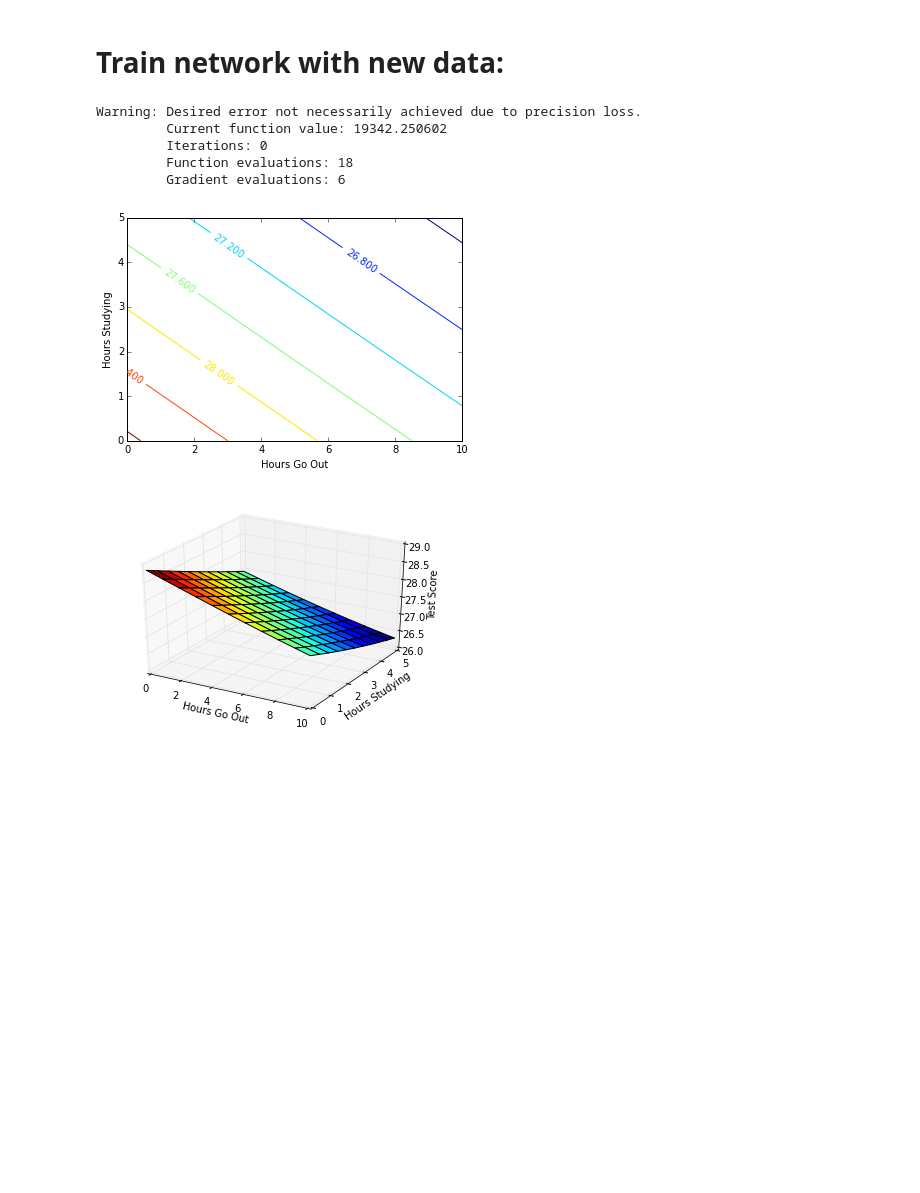
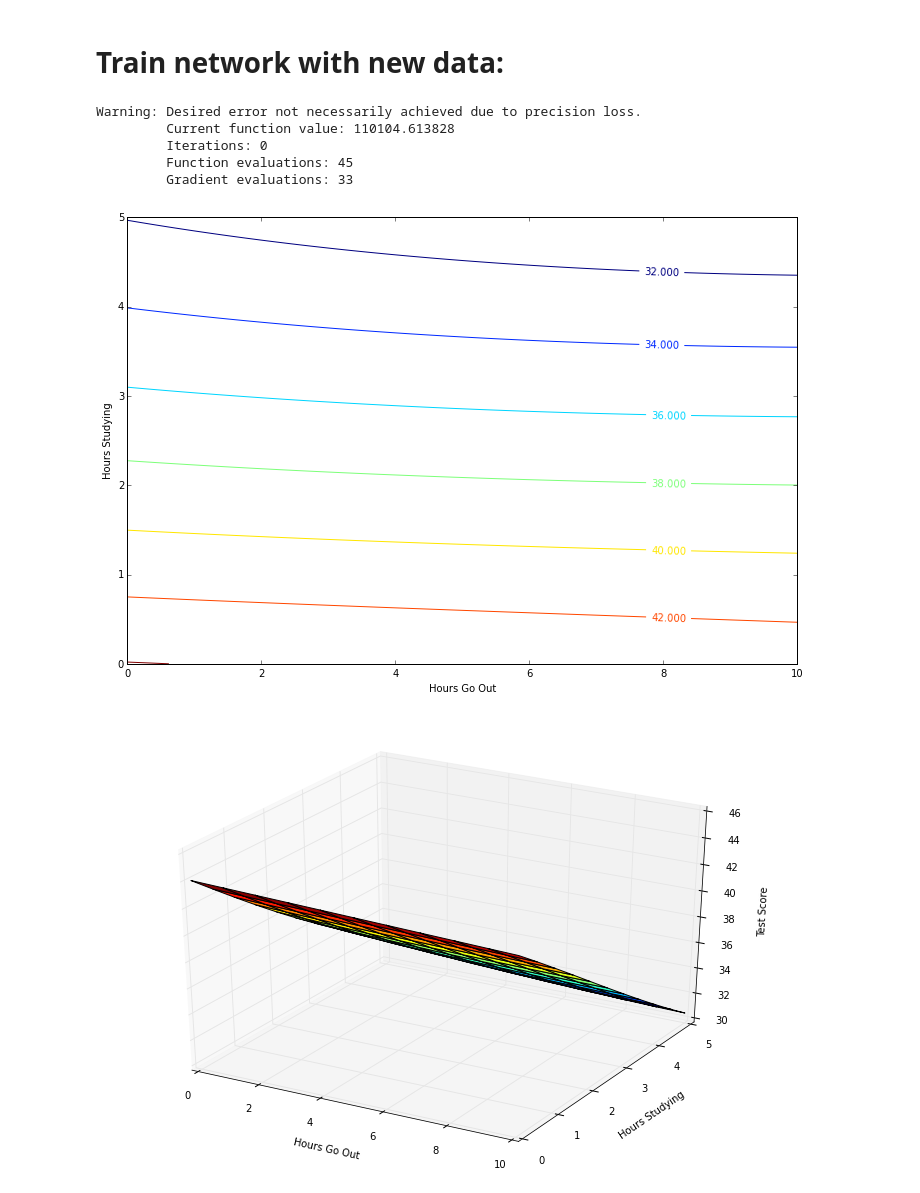
Before and after one commit to jjangsangy/GetDeeper, a Jupyter notebook: DeepLearning/PyNeuralNet.ipynb, the cells around one changed output. Saved outputs shown, nothing was run; the diff lists cells and outputs as text; code cells hidden in the pictures; blank space fills up the shorter version.

```diff
--- a/DeepLearning/PyNeuralNet.ipynb
+++ b/DeepLearning/PyNeuralNet.ipynb
@@ -56,0 +38,6 @@ df_por = pd.read_csv('data/student-por.csv', sep=';')
+# %%
+data = "https://raw.githubusercontent.com/jjangsangy/GetDeeper/master/DeepLearning/data/student_math_test.csv"
+
+df = pd.read_csv(data, index_col=0)
+
+df.head()
@@ -58,24 +182,23 @@ df_por = pd.read_csv('data/student-por.csv', sep=';')
 # Seperate Training and Testing Set
 # %%
 def assign_to_set(df):
-
-    samples = np.random.choice(df.index,
-                               size=np.int64(np.ceil(df.index.size * 0.2)),
-                               replace=False,
+    samples = np.random.choice(
+        df.index,
+        size=np.int64(np.ceil(df.index.size * 0.2)),
+        replace=False
     )
     df.ix[samples, 'testing'] = True
-
     return df
 # %%
-df_mat['testing'] = False
+df['testing'] = False
 
-grouped = df_mat.groupby('school', group_keys=False).apply(assign_to_set)
+grouped = df.groupby('school', group_keys=False).apply(assign_to_set)
 
-df_mat_train = df_mat[grouped.testing == False]
-df_mat_test  = df_mat[grouped.testing == True]
+df_train = df[grouped.testing == False]
+df_test  = df[grouped.testing == True]
 
-df_mat_train.to_csv('data/student_math_training.csv')
-df_mat_test.to_csv('data/student_math_test.csv')
+df_train.to_csv('data/student_math_training.csv')
+df_test.to_csv('data/student_math_test.csv')
 
-trainX = np.array(df_mat_train[['goout', 'studytime']])
-trainY = np.array(df_mat_train[['G1']])
+trainX = np.array(df_train[['goout', 'studytime']])
+trainY = np.array(df_train[['G1']])
@@ -262,11 +271,11 @@ class Trainer:
 # %% [markdown]
 # Distribution
 # %%
-trainX = np.array(df_mat_train[['goout', 'studytime']])
-trainY = np.array(df_mat_train[['G1']])
+trainX = np.array(df_train[['goout', 'studytime']])
+trainY = np.array(df_train[['G1']]) * 5
 
-testX = np.array(df_mat_test[['goout', 'studytime']])
-testY = np.array(df_mat_test[['G1']])
+testX = np.array(df_test[['goout', 'studytime']])
+testY = np.array(df_test[['G1']]) * 5
 # %%
 fig = plt.figure(0,(8,3))
 
@@ -306,35 +315,37 @@ a, b  = np.meshgrid(hoursSleepNorm, hoursStudyNorm)
 allInputs = np.zeros((a.size, 2))
 allInputs[:, 0] = a.ravel()
 allInputs[:, 1] = b.ravel()
 
 
 allOutputs = NN.forward(allInputs)
 
 yy = np.dot(hoursStudy.reshape(100,1), np.ones((1,100)))
 xx = np.dot(hoursSleep.reshape(100,1), np.ones((1,100))).T
 
 CS = plt.contour(xx,yy,100*allOutputs.reshape(100, 100))
 
 plt.clabel(CS, inline=1, fontsize=10)
 plt.xlabel('Hours Go Out')
 plt.ylabel('Hours Studying')
 
 fig = plt.figure()
 
 ax = fig.gca(projection='3d')
 
 surf = ax.plot_surface(xx, yy, 100*allOutputs.reshape(100, 100), cmap=plt.cm.jet)
 
 ax.set_xlabel('Hours Go Out')
 ax.set_ylabel('Hours Studying')
 ax.set_zlabel('Test Score')
 
 plt.show()
+
+py.iplot(Data([Surface(x=xx, y=yy,z=100*allOutputs.reshape(100, 100))]), fileopt='overwrite', filename='nn-gradient')
 # %% [output]
 Warning: Desired error not necessarily achieved due to precision loss.
-         Current function value: 19342.250602
+         Current function value: 110104.613828
          Iterations: 0
-         Function evaluations: 18
-         Gradient evaluations: 6
+         Function evaluations: 45
+         Gradient evaluations: 33
-[figure, old version]
+[figure, new version]
-[figure, old version]
+[figure, new version]
```
Also changed, not shown: parts of 20 cells of this notebook, 5 other files.
